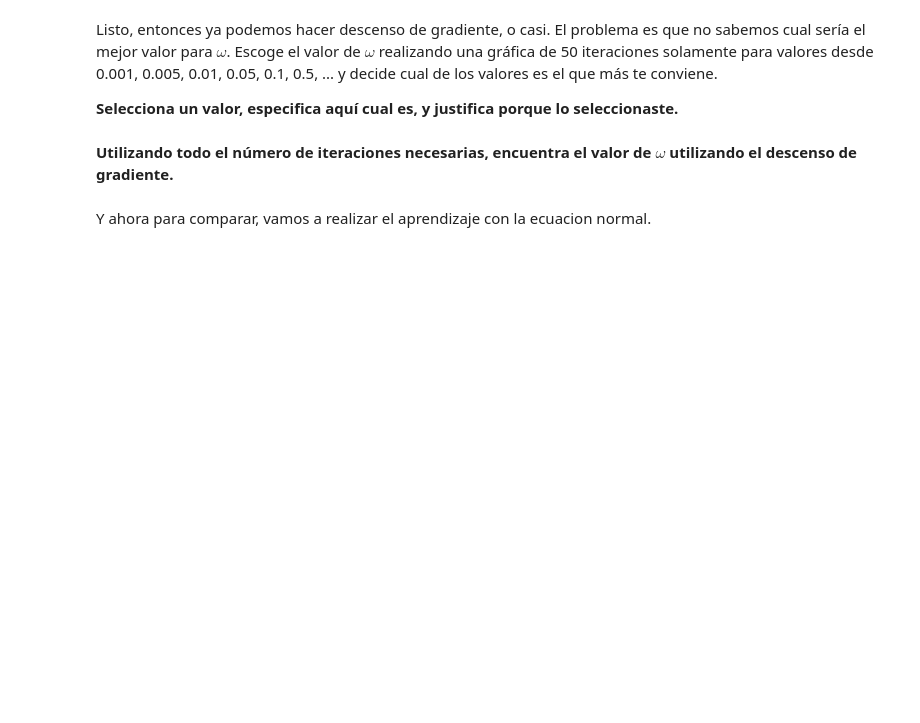
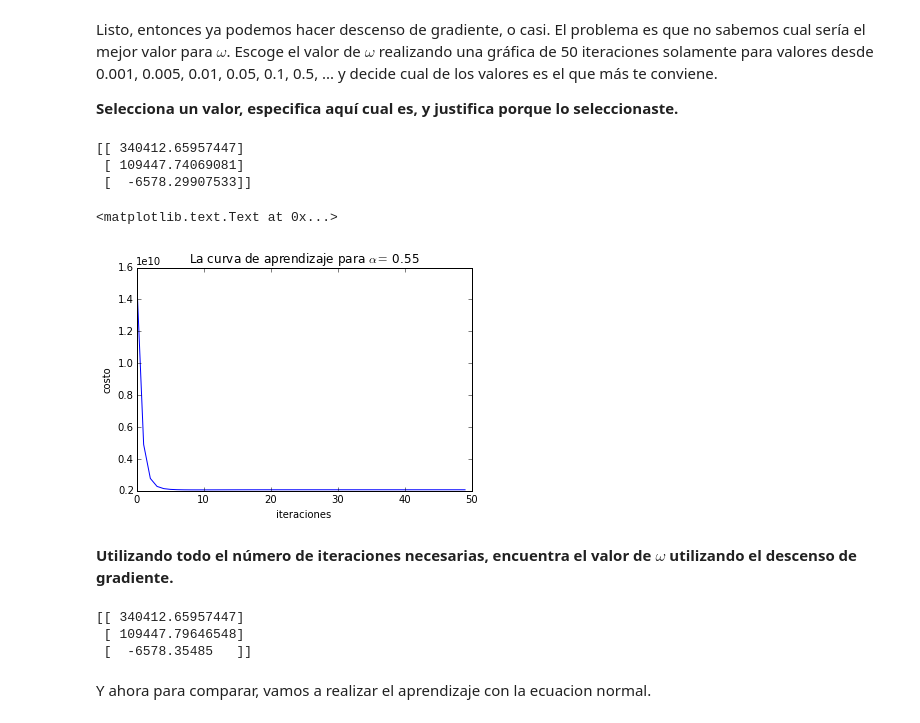
Before and after one commit to Rafaextremist/MLS, a Jupyter notebook: regresion_lineal.ipynb, the cells around one changed output. Drawn from its saved outputs; the diff is of its cells as text; code cells hidden in the pictures; blank space fills up the shorter version.

```diff
--- a/regresion_lineal.ipynb
+++ b/regresion_lineal.ipynb
@@ -287,9 +287,9 @@ def obtiene_medias_desviaciones(x):
 
     """
     # Escribe aqui el código
-    #
-    #
-    #
+    medias = np.mean(x,axis=0)
+    desviaciones = np.std(x,axis=0)
+
     return medias, desviaciones
 
 def normaliza(x, medias, desviaciones):
@@ -328,23 +343,42 @@ Listo, entonces ya podemos hacer descenso de gradiente, o casi. El problema es q
 # %%
 medias, desviaciones = obtiene_medias_desviaciones(x)
 x_norm = np.c_[np.ones((T, 1)), normaliza(x, medias, desviaciones)]
 
 w_ini = np.zeros((n + 1, 1))
 num_iters = 50
 
-alpha = 0.0001  # Aqui es donde hay que hacer las pruebas
+#alpha = 0.0001  # Aqui es donde hay que hacer las pruebas
+alpha =0.55
+
+#con esta alpha el costo baja considerablemente
+
 
 w, costos_iters = descenso_gradiente_lotes(x_norm, y, w_ini, alpha, num_iters)
 print w
 
 plt.plot(costos_iters, '-b')
 plt.title(r"La curva de aprendizaje para $\alpha =$ " + str(alpha))
 plt.xlabel('iteraciones')
 plt.ylabel('costo')
+# %% [output]
+[[ 340412.65957447]
+ [ 109447.74069081]
+ [  -6578.29907533]]
+<matplotlib.text.Text at 0x...>
+[figure, added]
 # %% [markdown]
 **Utilizando todo el número de iteraciones necesarias, encuentra el valor de $\omega$ utilizando el descenso de gradiente.**
 # %%
 # Aqui ya no pongo código, esto debe ser relativamente simple
+
+num_iters = 100
+alpha = 0.50
+w_dg,costo_iters = descenso_gradiente_lotes(x_norm,y,w_ini,alpha,num_iters)
+print w_dg
+# %% [output]
+[[ 340412.65957447]
+ [ 109447.79646548]
+ [  -6578.35485   ]]
 # %% [markdown]
 Y ahora para comparar, vamos a realizar el aprendizaje con la ecuacion normal.
 # %%
```
Also changed, not shown: parts of 4 cells of this notebook.
